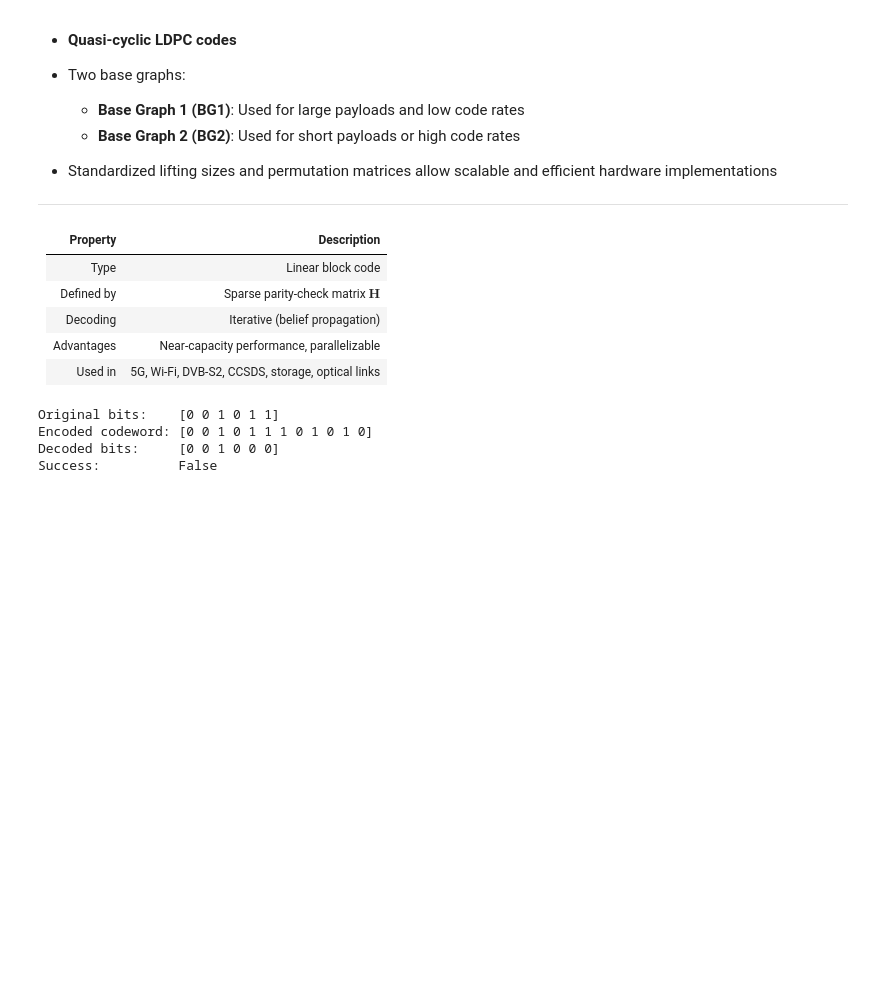
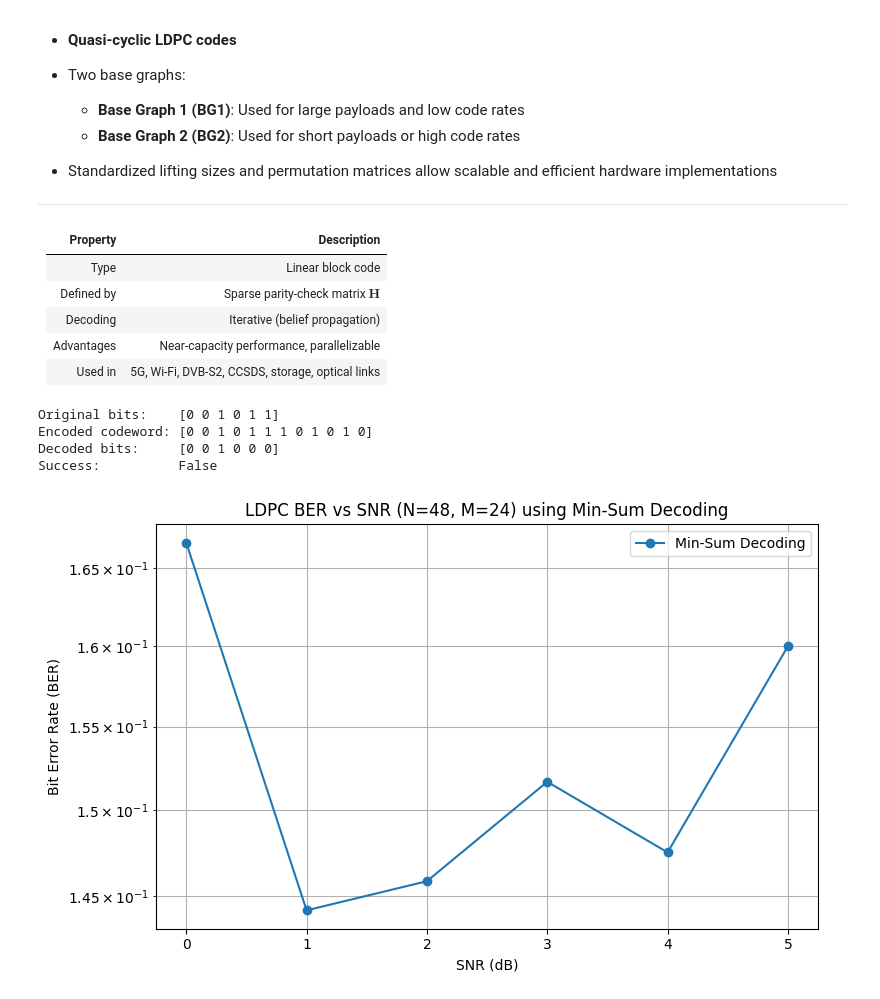
Before and after one commit to hamed-h98/5G_projects, a Jupyter notebook: 02_OFDM_QAM/Tutorial_Notebook/OFDM_QAM_TX_RX.ipynb, the cells around one changed output. Saved outputs shown, nothing was run; the diff lists cells and outputs as text; code cells hidden in the pictures; blank space fills up the shorter version.

```diff
--- a/02_OFDM_QAM/Tutorial_Notebook/OFDM_QAM_TX_RX.ipynb
+++ b/02_OFDM_QAM/Tutorial_Notebook/OFDM_QAM_TX_RX.ipynb
@@ -3398,3 +3398,100 @@ Original bits:    [0 0 1 0 1 1]
 Encoded codeword: [0 0 1 0 1 1 1 0 1 0 1 0]
 Decoded bits:     [0 0 1 0 0 0]
 Success:          False
+# %%
+import numpy as np
+import matplotlib.pyplot as plt
+from scipy.sparse import csr_matrix
+
+# Optimized LDPC functions (reusing matrix, decoding vectorized)
+def generate_ldpc_matrix(N, M, column_weight=3):
+    H = np.zeros((M, N), dtype=int)
+    for col in range(N):
+        ones = np.random.choice(M, column_weight, replace=False)
+        H[ones, col] = 1
+    return H
+
+def ldpc_encode(H, u):
+    M, N = H.shape
+    K = N - M
+    H1 = H[:, :K]
+    H2 = H[:, K:]
+    try:
+        P = np.linalg.pinv(H1) @ H2
+    except np.linalg.LinAlgError:
+        raise ValueError("Matrix H1 is not invertible")
+    G = np.hstack([np.eye(K, dtype=int), P]) % 2
+    return (u @ G % 2).astype(int)
+
+def min_sum_decode(H, y_llr, max_iters=30):
+    M, N = H.shape
+    H_csr = csr_matrix(H)
+    Lq = np.tile(y_llr, (M, 1)) * H
+    Lr = np.zeros((M, N))
+
+    for _ in range(max_iters):
+        for m in range(M):
+            indices = H_csr[m].indices
+            for n in indices:
+                others = [j for j in indices if j != n]
+                signs = np.sign(Lq[m, others])
+                values = np.abs(Lq[m, others])
+                if len(values) == 0:
+                    continue
+                min_val = np.min(values)
+                prod_sign = np.prod(signs)
+                Lr[m, n] = prod_sign * min_val
+
+        for n in range(N):
+            indices = H_csr[:, n].indices
+            Lq[indices, n] = y_llr[n] + np.sum(Lr[indices, n], axis=0)
+
+        L_posterior = y_llr + np.sum(Lr, axis=0)
+        decoded = (L_posterior < 0).astype(int)
+        if np.all((H @ decoded) % 2 == 0):
+            return decoded[:N - M], True
+
+    return decoded[:N - M], False
+
+def simulate_ber_ldpc_optimized(N=48, M=24, snr_db_range=np.arange(0, 6, 1), num_trials=50):
+    K = N - M
+    H = generate_ldpc_matrix(N, M)
+    ber = []
+
+    for snr_db in snr_db_range:
+        errors = 0
+        total_bits = 0
+        snr = 10 ** (snr_db / 10)
+        noise_std = np.sqrt(1 / (2 * snr))
+
+        for _ in range(num_trials):
+            u = np.random.randint(0, 2, K)
+            c = ldpc_encode(H, u)
+
+            tx = 1 - 2 * c
+            rx = tx + noise_std * np.random.randn(N)
+            rx_llr = 2 * rx / (noise_std ** 2)
+
+            decoded, success = min_sum_decode(H, rx_llr)
+            errors += np.sum(u != decoded)
+            total_bits += K
+
+        ber.append(errors / total_bits)
+
+    return snr_db_range, ber
+
+# Run optimized simulation
+snr_vals, ber_vals = simulate_ber_ldpc_optimized()
+
+# Plot BER vs. SNR
+plt.figure(figsize=(8, 5))
+plt.semilogy(snr_vals, ber_vals, marker='o', linestyle='-', label="Min-Sum Decoding")
+plt.grid(True, which='both')
+plt.xlabel("SNR (dB)")
+plt.ylabel("Bit Error Rate (BER)")
+plt.title("LDPC BER vs SNR (N=48, M=24) using Min-Sum Decoding")
+plt.legend()
+plt.tight_layout()
+plt.show()
+# %% [output]
+[figure, added]
```
